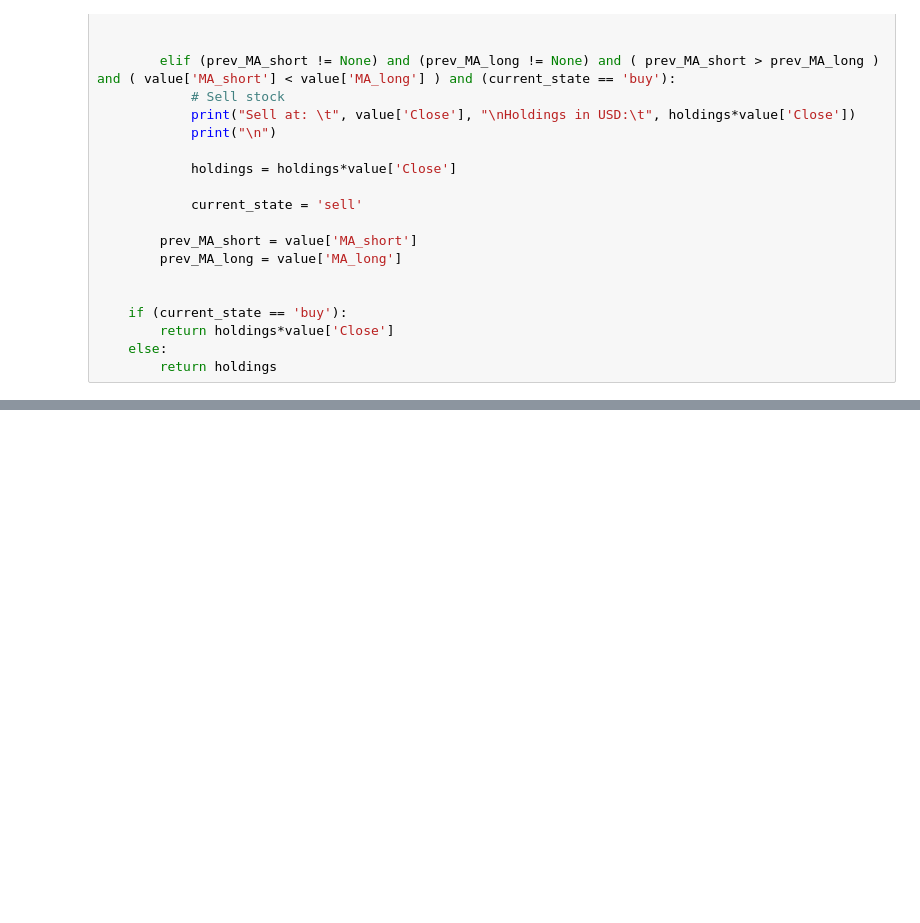
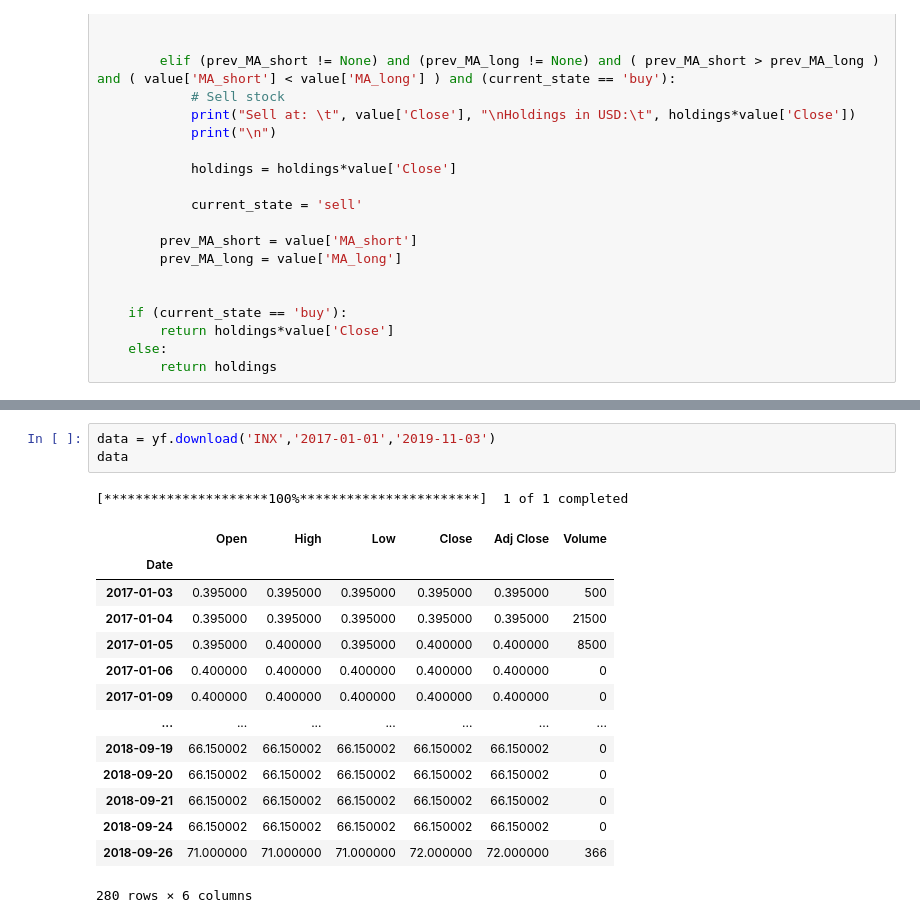
Before and after one commit to AlaaMoussawi/andrews_scalping, a Jupyter notebook: stock_market_MA_analysis.ipynb, the cells around one changed output, grey strips where cells are left out. Saved outputs shown, nothing was run; the diff lists cells and outputs as text; blank space fills up the shorter version.

```diff
--- a/stock_market_MA_analysis.ipynb
+++ b/stock_market_MA_analysis.ipynb
@@ -205,0 +125,19 @@ Holdings in USD:         1.2335339455528216
+# %%
+data = yf.download('INX','2017-01-01','2019-11-03')
+data
+# %% [output]
+[*********************100%***********************]  1 of 1 completed
+|  | Open | High | Low | Close | Adj Close | Volume |
+| Date |  |  |  |  |  |  |
+| 2017-01-03 | 0.395000 | 0.395000 | 0.395000 | 0.395000 | 0.395000 | 500 |
+| 2017-01-04 | 0.395000 | 0.395000 | 0.395000 | 0.395000 | 0.395000 | 21500 |
+| 2017-01-05 | 0.395000 | 0.400000 | 0.395000 | 0.400000 | 0.400000 | 8500 |
+| 2017-01-06 | 0.400000 | 0.400000 | 0.400000 | 0.400000 | 0.400000 | 0 |
+| 2017-01-09 | 0.400000 | 0.400000 | 0.400000 | 0.400000 | 0.400000 | 0 |
+| ... | ... | ... | ... | ... | ... | ... |
+| 2018-09-19 | 66.150002 | 66.150002 | 66.150002 | 66.150002 | 66.150002 | 0 |
+| 2018-09-20 | 66.150002 | 66.150002 | 66.150002 | 66.150002 | 66.150002 | 0 |
+| 2018-09-21 | 66.150002 | 66.150002 | 66.150002 | 66.150002 | 66.150002 | 0 |
+| 2018-09-24 | 66.150002 | 66.150002 | 66.150002 | 66.150002 | 66.150002 | 0 |
+| 2018-09-26 | 71.000000 | 71.000000 | 71.000000 | 72.000000 | 72.000000 | 366 |
+280 rows × 6 columns
```
Also changed, not shown: parts of 13 cells of this notebook.
